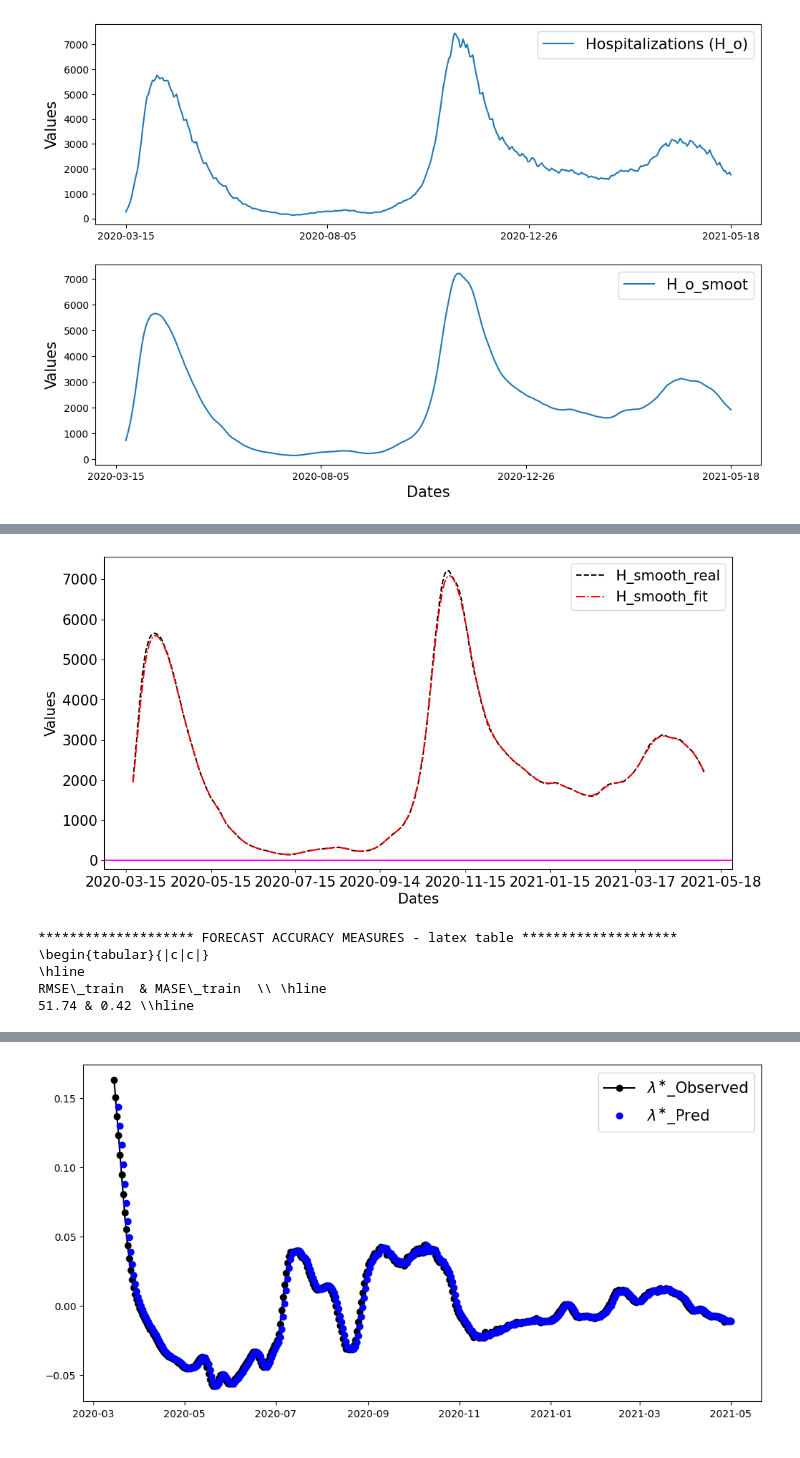
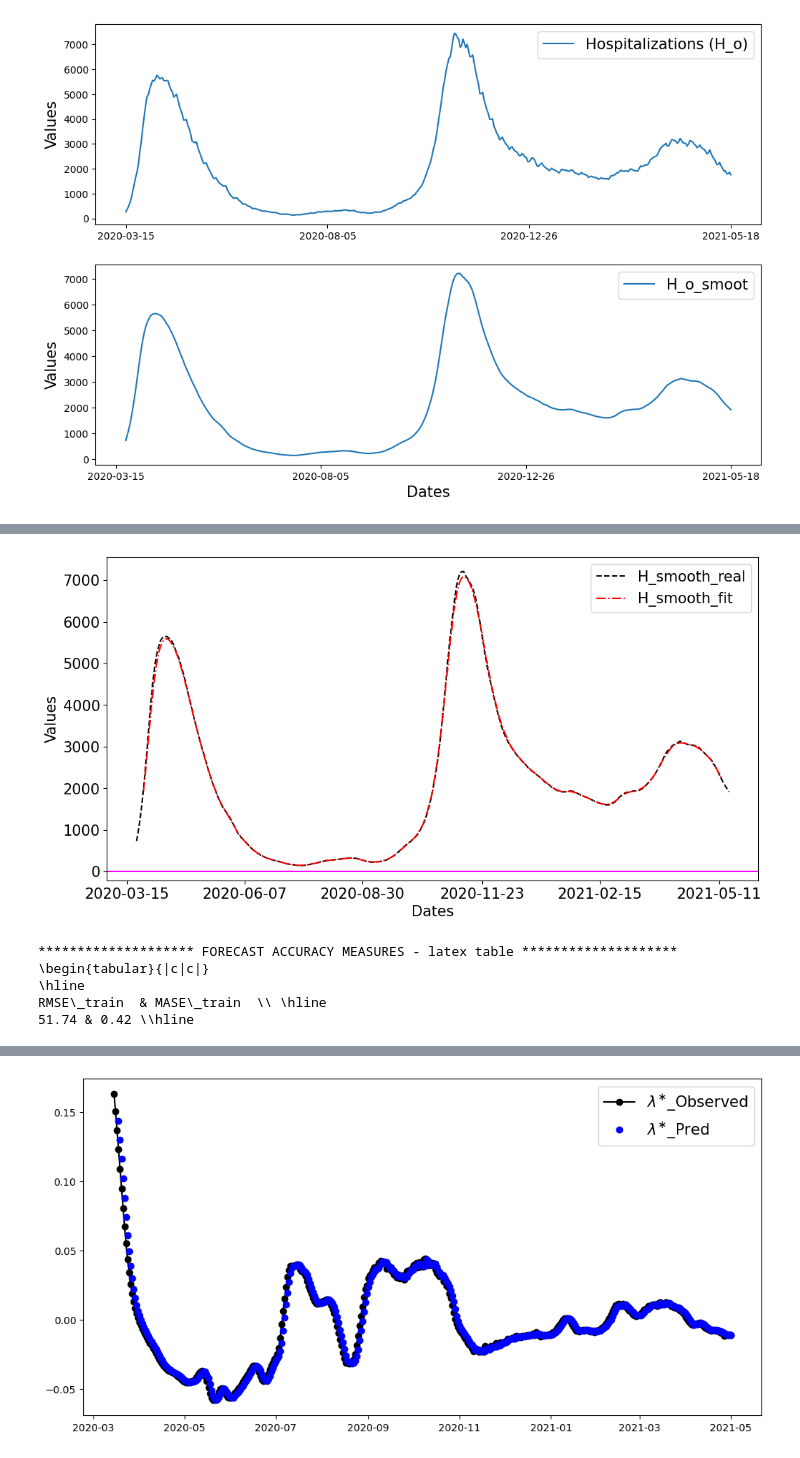
Before and after one commit to OD1992/Python-programs, a Jupyter notebook: Hospi_change_point.ipynb, the cells around one changed output, grey strips where cells are left out. Cells and saved outputs as stored; diff of their text form; code cells hidden in the pictures.

```diff
--- a/Hospi_change_point.ipynb
+++ b/Hospi_change_point.ipynb
@@ -316,19 +264,21 @@ Optimization terminated successfully.
+# %%
+plt.figure(figsize=(12,6))
+#plt.subplot(212)
+plt.plot(Dates[7:], H_smooth_MA_used,'--',  color='black')
+plt.plot(Dates[7+d:len(H_smooth_MA)-d], H[d:len(H_smooth_MA_used)-d],'-.', color='red')
+plt.axhline(y=0, color="magenta")
+plt.xticks(dates_ticks, fontsize=15)
+plt.yticks(fontsize=15)
+plt.xlabel("Dates", fontsize=15)
+plt.ylabel("Values", fontsize=15)
+plt.legend(['H_smooth_real', 'H_smooth_fit'], fontsize=15)
+plt.show()
+# %% [output]
+[figure, added]
 # %%
-plt.figure(figsize=(12,6))
-#plt.subplot(212)
-plt.plot(Dates[d:len(H_smooth_MA)-d], H_smooth_MA[d:len(H_smooth_MA)-d],'--',  color='black')
-plt.plot(Dates[d:len(H_smooth_MA)-d], H[d:len(H_smooth_MA)-d],'-.', color='red')
-plt.axhline(y=0, color="magenta")
-plt.xticks(dates_ticks, fontsize=15)
-plt.yticks(fontsize=15)
-plt.xlabel("Dates", fontsize=15)
-plt.ylabel("Values", fontsize=15)
-plt.legend(['H_smooth_real', 'H_smooth_fit'], fontsize=15)
-plt.show()
-
-RMSE_train = np.linalg.norm(H[d:len(H_smooth_MA)-d] - H_smooth_MA[d:len(H_smooth_MA)-d]) / np.sqrt(len(H_smooth_MA)-d-d)
-MAE_train = np.mean(np.abs(H[d:len(H_smooth_MA)-d] - H_smooth_MA[d:len(H_smooth_MA)-d]))
-MASE_train = MAE_train / np.mean(np.abs(H_smooth_MA[(d+1):len(H_smooth_MA)-d] - H_smooth_MA[d:(len(H_smooth_MA)-d-1)]))
+RMSE_train = np.linalg.norm(H[d:len(H_smooth_MA_used)-d] - H_smooth_MA_used[d:len(H_smooth_MA_used)-d]) / np.sqrt(len(H_smooth_MA_used)-d-d)
+MAE_train = np.mean(np.abs(H[d:len(H_smooth_MA_used)-d] - H_smooth_MA_used[d:len(H_smooth_MA_used)-d]))
+MASE_train = MAE_train / np.mean(np.abs(H_smooth_MA_used[(d+1):len(H_smooth_MA_used)-d] - H_smooth_MA_used[d:(len(H_smooth_MA_used)-d-1)]))
 stats_all = np.full(2, np.nan)
 stats_all = [RMSE_train, MASE_train]
 print("******************** FORECAST ACCURACY MEASURES - latex table ********************")
@@ -336,11 +286,7 @@ print('\\begin{tabular}{|c|c|}')
 print('\\hline')
 print('RMSE\_train  & MASE\_train  \\\\ \\hline')
 print(stats_all[0].round(2), "&", stats_all[1].round(2), "\\\hline")
-
-#************** master variable
-Lambda = beta_effective_opt_exp[d:len(H_smooth_MA)-d]
 # %% [output]
-[figure, removed]
 ******************** FORECAST ACCURACY MEASURES - latex table ********************
 \begin{tabular}{|c|c|}
 \hline
```
Also changed, not shown: parts of 9 cells of this notebook.
